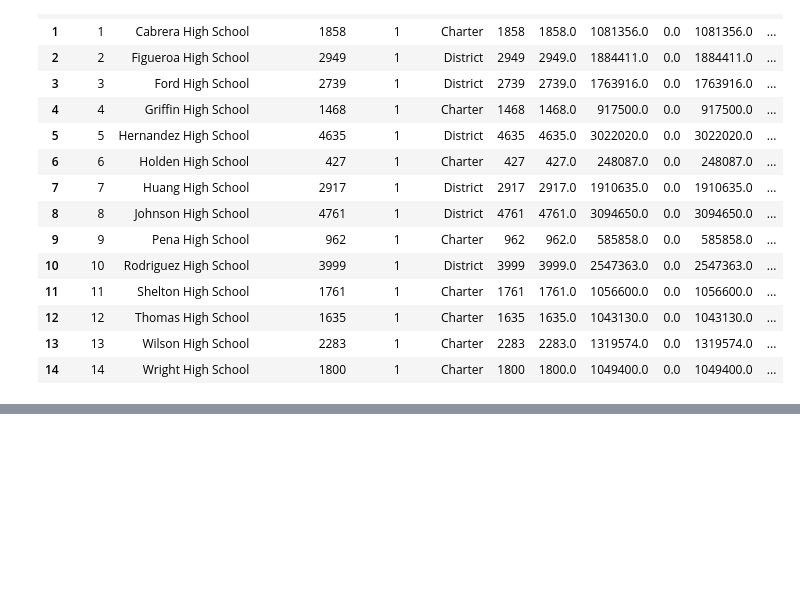
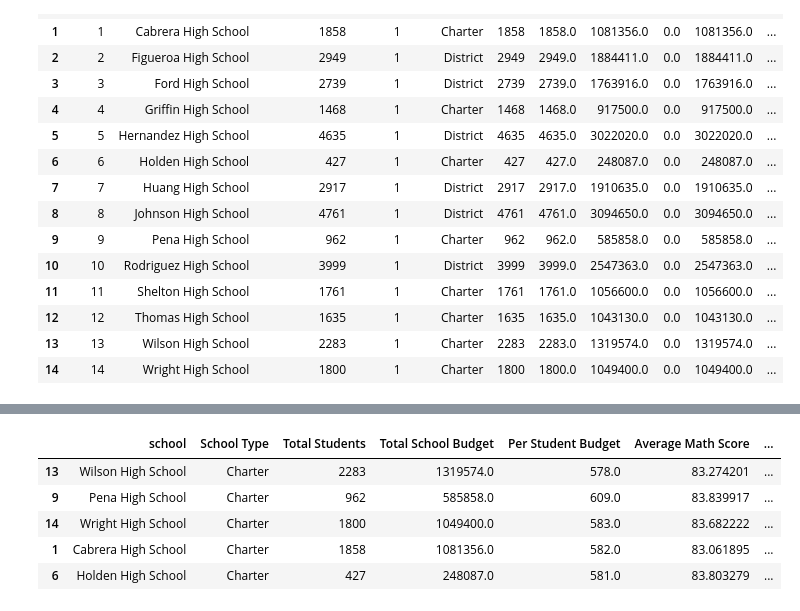
Before and after one commit to donnaadietrich/utexas-homework-pandas, a Jupyter notebook: PyCitySchools/raw_data/PyCitySchools.ipynb, the cells around one changed output, grey strips where cells are left out. Drawn from its saved outputs; the diff is of its cells as text; code cells hidden in the pictures; blank space fills up the shorter version.

```diff
--- a/PyCitySchools/raw_data/PyCitySchools.ipynb
+++ b/PyCitySchools/raw_data/PyCitySchools.ipynb
@@ -436,0 +161,3 @@ Name: reading_score, dtype: float64
+# %%
+#   * Per student Budget
+school_summary_df["per_student_budget"] = school_summary_df["mean"]/school_summary_df["Total Students"]
@@ -436,0 +167,21 @@ Name: reading_score, dtype: float64
+# %%
+school_summary_df["per_student_budget"] = school_summary_df.per_student_budget.astype(float)
+# %%
+school_summary_df = school_summary_df.rename(columns={"mean": "Total School Budget", "passing_math": "% Passing Math", "passing_reading": "% Passing Reading", "math_score": "Average Math Score", "reading_score": "Average Reading Score", "per_student_budget": "Per Student Budget"})
+school_summary_df = school_summary_df[["school", "School Type", "Total Students", "Total School Budget", "Per Student Budget", "Average Math Score", "Average Reading Score", "% Passing Math", "% Passing Reading", "% Overall Passing Rate"]]
+# %%
+# **Top Performing Schools (By Passing Rate)**
+
+# * Create a table that highlights the top 5 performing schools based on Overall Passing Rate. Include:
+#   * School Name
+#   * School Type
+#   * Total Students
+#   * Total School Budget
+#   * Per School Budget
+#   * Average Math Score
+#   * Average Reading Score
+#   * % Passing Math
+#   * % Passing Reading
+#   * Overall Passing Rate (Average of the above two)
+
+Top_performing = school_summary_df.sort_values(by='% Overall Passing Rate', ascending=False)
@@ -436,0 +271,9 @@ Name: reading_score, dtype: float64
+# %%
+Top_performing.head()
+# %% [output]
+|  | school | School Type | Total Students | Total School Budget | Per Student Budget | Average Math Score | ... |
+| 13 | Wilson High School | Charter | 2283 | 1319574.0 | 578.0 | 83.274201 | ... |
+| 9 | Pena High School | Charter | 962 | 585858.0 | 609.0 | 83.839917 | ... |
+| 14 | Wright High School | Charter | 1800 | 1049400.0 | 583.0 | 83.682222 | ... |
+| 1 | Cabrera High School | Charter | 1858 | 1081356.0 | 582.0 | 83.061895 | ... |
+| 6 | Holden High School | Charter | 427 | 248087.0 | 581.0 | 83.803279 | ... |
```
Also changed, not shown: parts of 66 cells of this notebook, 3 other files.
